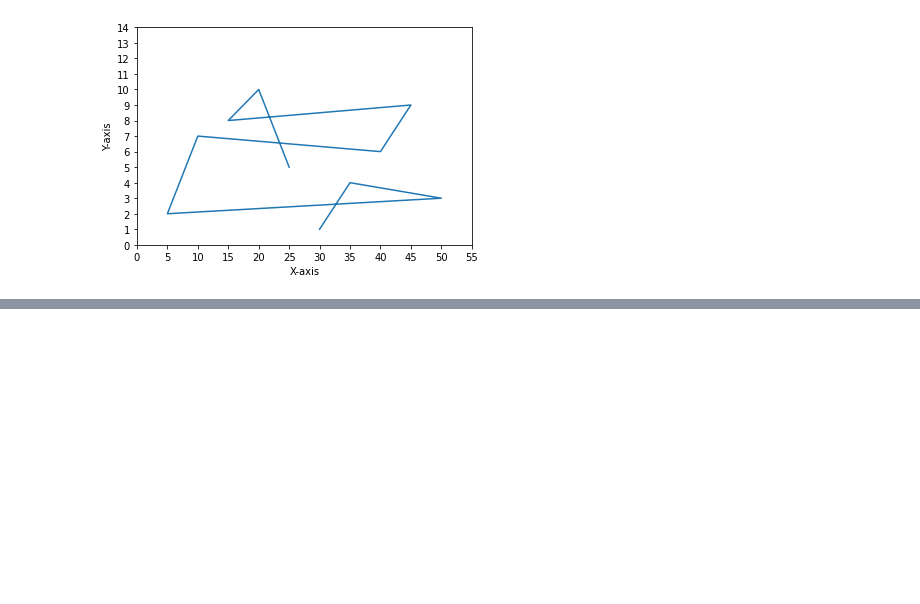
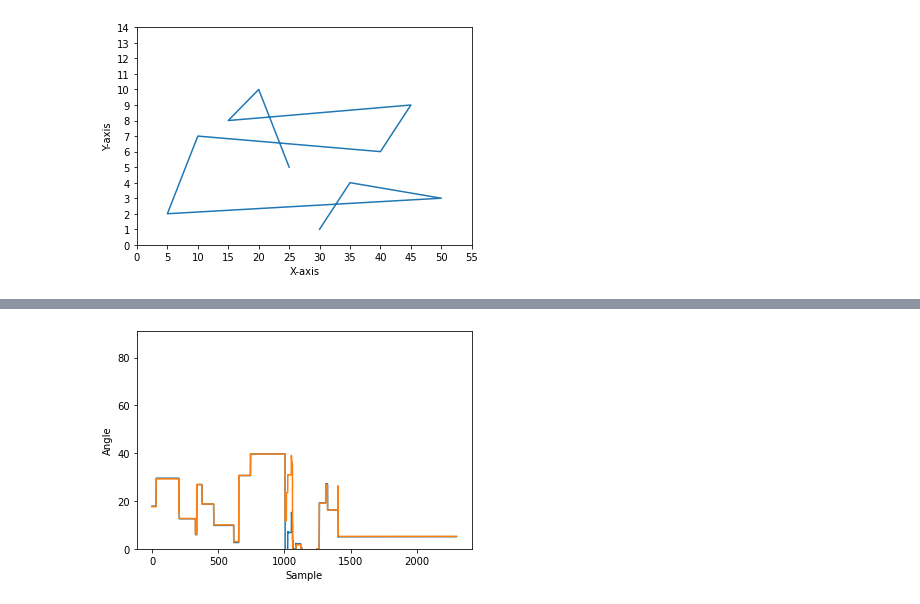
Before and after one commit to kglasnapp/logview, a Jupyter notebook: TestJuypter.ipynb, the cells around one changed output, grey strips where cells are left out. Cells and saved outputs as stored; diff of their text form; code cells hidden in the pictures; blank space fills up the shorter version.

```diff
--- a/TestJuypter.ipynb
+++ b/TestJuypter.ipynb
@@ -157,0 +122,24 @@ plt.show()
+# %%
+import matplotlib.pyplot as plt
+y1 = []
+y2 = []
+x = []
+with open("yawData.txt") as file_in:
+    i = 0
+    for line in file_in:
+        ar = line.split(' ')
+        nav = float(ar[3].split(':')[1])
+        bno = float(ar[4].split(':')[1])
+        y1.append(nav)
+        y2.append(bno)
+        x.append(i)
+        i += 1
+plt.plot(x, y1)
+plt.plot(x, y2)
+
+plt.ylim([0, 91])
+plt.xlabel('Sample')
+plt.ylabel('Angle')
+plt.show()
+# %% [output]
+[figure, added]
```
Also changed, not shown: parts of 7 cells of this notebook, 13 other files.
